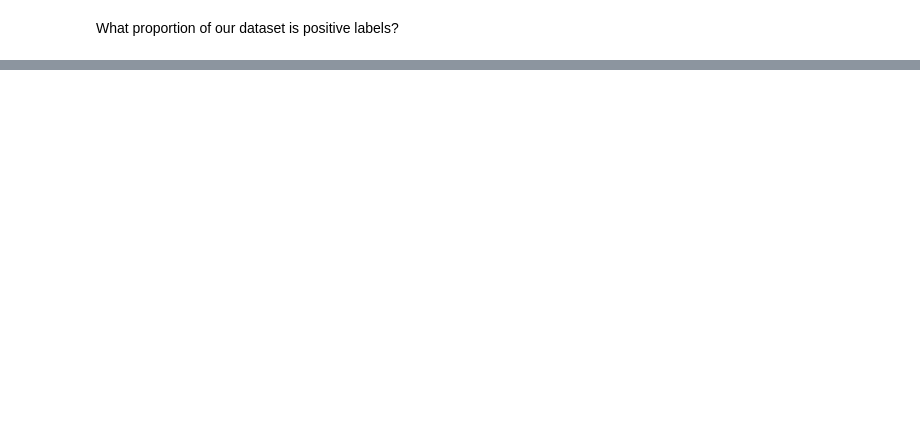
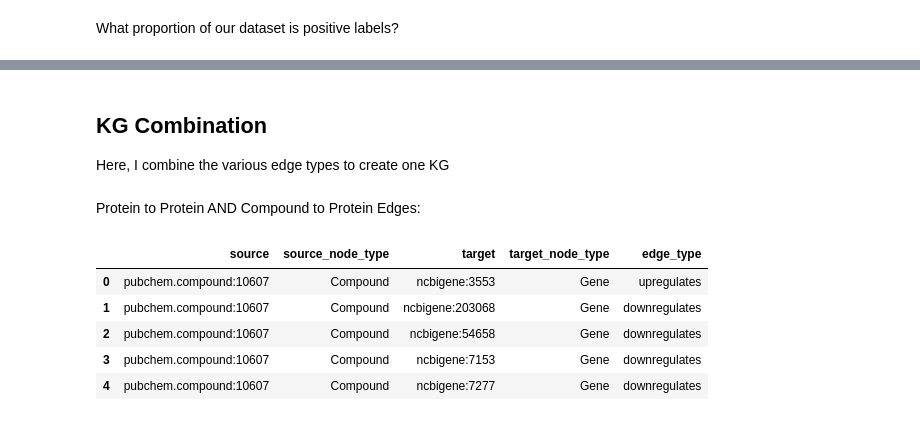
Before and after one commit to laurendelong21/MoA-Net, a Jupyter notebook: notebooks/enrichment.ipynb, the cells around one changed output, grey strips where cells are left out. Drawn from its saved outputs; the diff is of its cells as text; code cells hidden in the pictures; blank space fills up the shorter version.

```diff
--- a/notebooks/enrichment.ipynb
+++ b/notebooks/enrichment.ipynb
@@ -601,0 +623,55 @@ len(usable_drug_bps) / (len(usable_drug_bps['chembl_idx'].unique()) * len(bp_ove
+# %% [markdown]
+## KG Combination
+
+Here, I combine the various edge types to create one KG
+# %% [markdown]
+Protein to Protein AND Compound to Protein Edges:
+# %%
+protein_kg = pd.concat([openbiolink_df, custom_df], ignore_index=True)
+
+new_protein_kg = {'source': [],
+                  'source_node_type': [],
+                  'target': [],
+                  'target_node_type': [],
+                  'edge_type': []}
+
+for i, row in protein_kg.iterrows():
+    src_type = 'Compound' if 'compound' in row['source'] else 'Gene'
+    snk_type = 'Gene'
+
+    if src_type == 'Gene':  # if it's protein-protein
+        edge_type = 'interacts'
+
+        if row['polarity'] == -1:
+            src = row['target']
+            snk = row['source']
+        else:
+            src = row['source']
+            snk = row['target']
+
+    else:  # if it's compound-protein
+        if row['polarity'] == -1:
+            edge_type = 'downregulates'
+        else:
+            edge_type = 'upregulates'
+
+        src = row['source']
+        snk = row['target']
+
+    new_protein_kg['source'].append(src)
+    new_protein_kg['source_node_type'].append(src_type)
+    new_protein_kg['target'].append(snk)
+    new_protein_kg['target_node_type'].append(snk_type)
+    new_protein_kg['edge_type'].append(edge_type)
+
+
+new_protein_kg = pd.DataFrame(new_protein_kg)
+# %%
+new_protein_kg.head()
+# %% [output]
+|  | source | source_node_type | target | target_node_type | edge_type |
+| 0 | pubchem.compound:10607 | Compound | ncbigene:3553 | Gene | upregulates |
+| 1 | pubchem.compound:10607 | Compound | ncbigene:203068 | Gene | downregulates |
+| 2 | pubchem.compound:10607 | Compound | ncbigene:54658 | Gene | downregulates |
+| 3 | pubchem.compound:10607 | Compound | ncbigene:7153 | Gene | downregulates |
+| 4 | pubchem.compound:10607 | Compound | ncbigene:7277 | Gene | downregulates |
```
Also changed, not shown: parts of 24 cells of this notebook.
